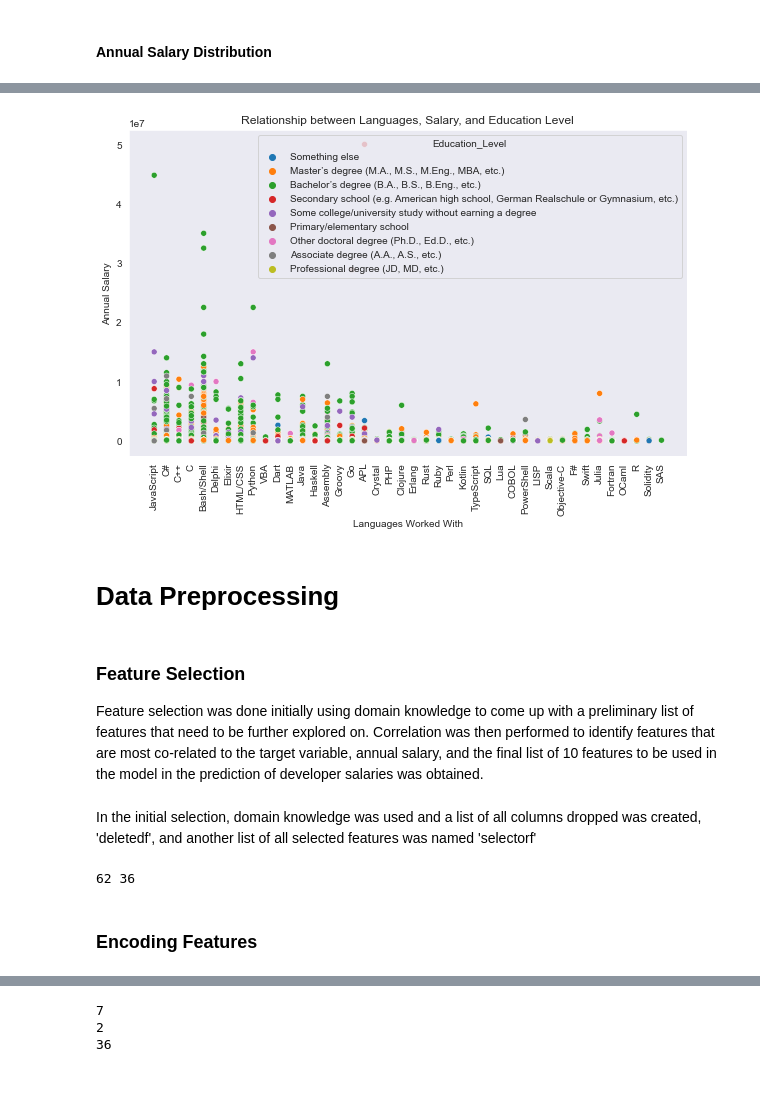
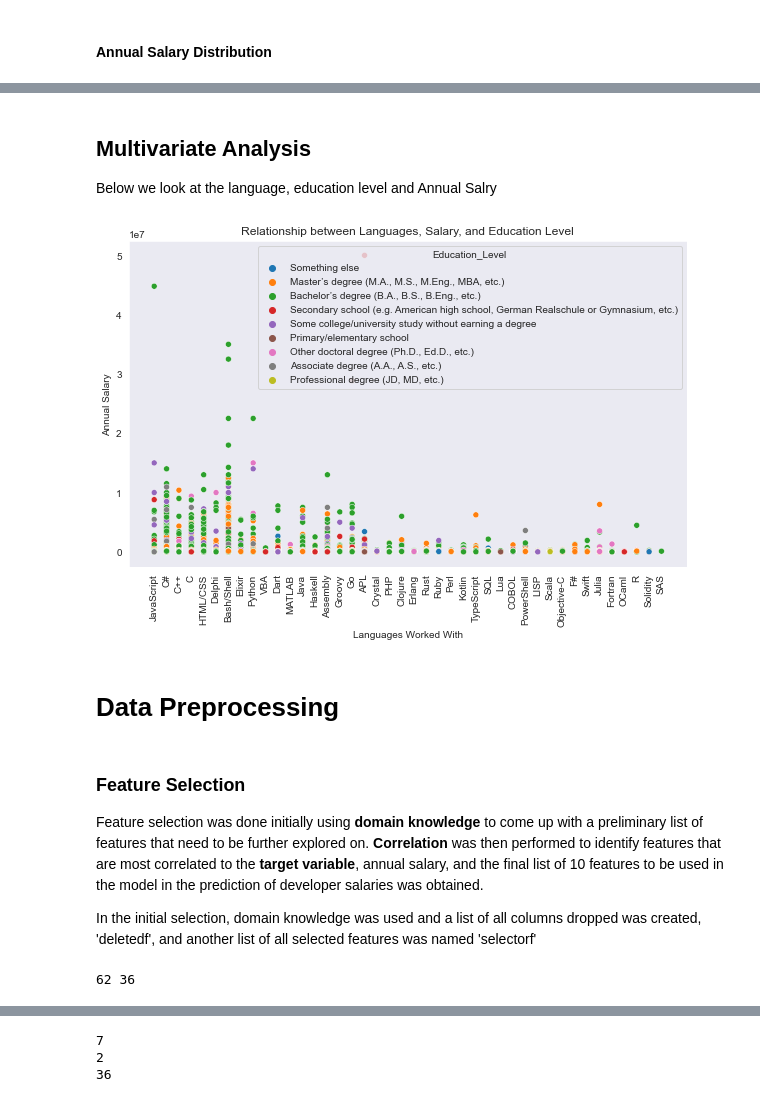
Before and after one commit to paddyokore/developer-salary-prediction, a Jupyter notebook: predicting_developer_salaries.ipynb, the cells around one changed output, grey strips where cells are left out. Drawn from its saved outputs; the diff is of its cells as text; code cells hidden in the pictures.

```diff
--- a/predicting_developer_salaries.ipynb
+++ b/predicting_developer_salaries.ipynb
@@ -1174,18 +1235,0 @@ plt.show()
-# %%
-# convert cols from 'object' to 'float' type
-df['Pro_Experience'] = df.Pro_Experience.astype('float')
-df['Coding_Experience'] = df.Coding_Experience.astype('float')
-
-fig, axes = plt.subplots(ncols=2, figsize=(10,4))
-
-fig.suptitle('Years of Experience : Professionnal & Coding')
-axes[0].hist(df.Pro_Experience)
-axes[0].axvline(df.Pro_Experience.median(), c='r')
-axes[0].set_xlabel('Years of Professional Experience')
-axes[0].set_ylabel('Count')
-axes[1].hist(df.Coding_Experience)
-axes[1].axvline(df.Coding_Experience.median(), c='r')
-axes[1].set_xlabel('Years of Coding Experience')
-axes[1].set_ylabel('Count')
-
-plt.legend(['median', 'median']);
@@ -1418,27 +1391,36 @@ plt.show()
+# %% [markdown]
+## Multivariate Analysis
+
+Below we look at the language, education level  and Annual Salry
 # %%
-# Subset the relevant columns
-subset_df = df[["LanguageHaveWorkedWith", "Annual_Salary", "Education_Level"]]
+#create a multivariate analysis class
 
-# Filter out rows with missing values in any of the selected columns
-subset_df = subset_df.dropna(subset=["LanguageHaveWorkedWith", "Annual_Salary", "Education_Level"])
+class MultivariateAnalysis:
+    def __init__(self, df):
+        self.df = df
 
-# Plotting
-plt.figure(figsize=(10, 6))
-sns.scatterplot(data=subset_df, x="LanguageHaveWorkedWith", y="Annual_Salary", hue="Education_Level")
-plt.xticks(rotation=90)
-plt.xlabel("Languages Worked With")
-plt.ylabel("Annual Salary")
-plt.title("Relationship between Languages, Salary, and Education Level")
-plt.show()
+    def perform_multivariate_analysis(self):
+        subset_df = self.df[["LanguageHaveWorkedWith", "Annual_Salary", "Education_Level"]]
+        subset_df = subset_df.dropna(subset=["LanguageHaveWorkedWith", "Annual_Salary", "Education_Level"])
+        plt.figure(figsize=(10, 6))
+        sns.scatterplot(data=subset_df, x="LanguageHaveWorkedWith", y="Annual_Salary", hue="Education_Level")
+        plt.xticks(rotation=90)
+        plt.xlabel("Languages Worked With")
+        plt.ylabel("Annual Salary")
+        plt.title("Relationship between Languages, Salary, and Education Level")
+        plt.show()
+
+multivariate_analysis = MultivariateAnalysis(df)
+multivariate_analysis.perform_multivariate_analysis()
 # %% [output]
-[figure, old version]
+[figure, new version]
 # %% [markdown]
 # Data Preprocessing
 # %% [markdown]
 ### Feature Selection
-Feature selection was done initially using domain knowledge to come up with a preliminary list of features that need to be further explored on.
-Correlation was then performed to identify features that are most co-related to the target variable, annual salary, and the final list of 10 features to be used in the model in the prediction of developer salaries was obtained.
+
+Feature selection was done initially using **domain knowledge** to come up with a preliminary list of features that need to be further explored on. **Correlation** was then performed to identify features that are most correlated to the **target variable**, annual salary, and the final list of 10 features to be used in the model in the prediction of developer salaries was obtained.
+
+In the initial selection, domain knowledge was used and a list of all columns dropped was created, 'deletedf', and another list of all selected features was named 'selectorf'
-# %% [markdown]
-In the initial selection, domain knowledge was used and a list of all columns dropped was created, 'deletedf', and another list of all selected features was named 'selectorf'
 # %%
 # A list of dropped columns in initial feature selection
@@ -1467,6 +1452,4 @@ selectorf = ['Developer_Description', 'Employment_Status','Remote_vs_Onsite', 'O
 print(len(deletedf), len(selectorf))
 # %% [output]
 62 36
-# %% [markdown]
-### Encoding Features
 # %% [markdown]
```
Also changed, not shown: parts of 300 cells of this notebook.
